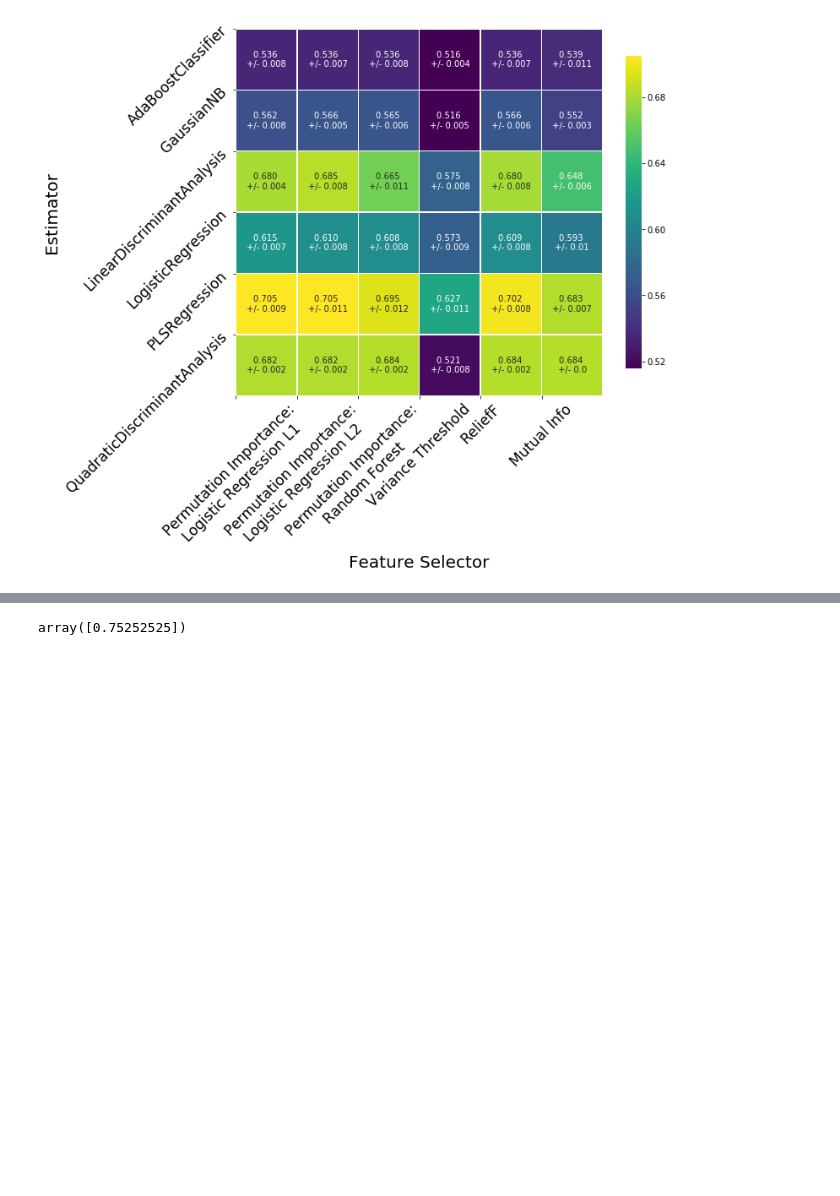
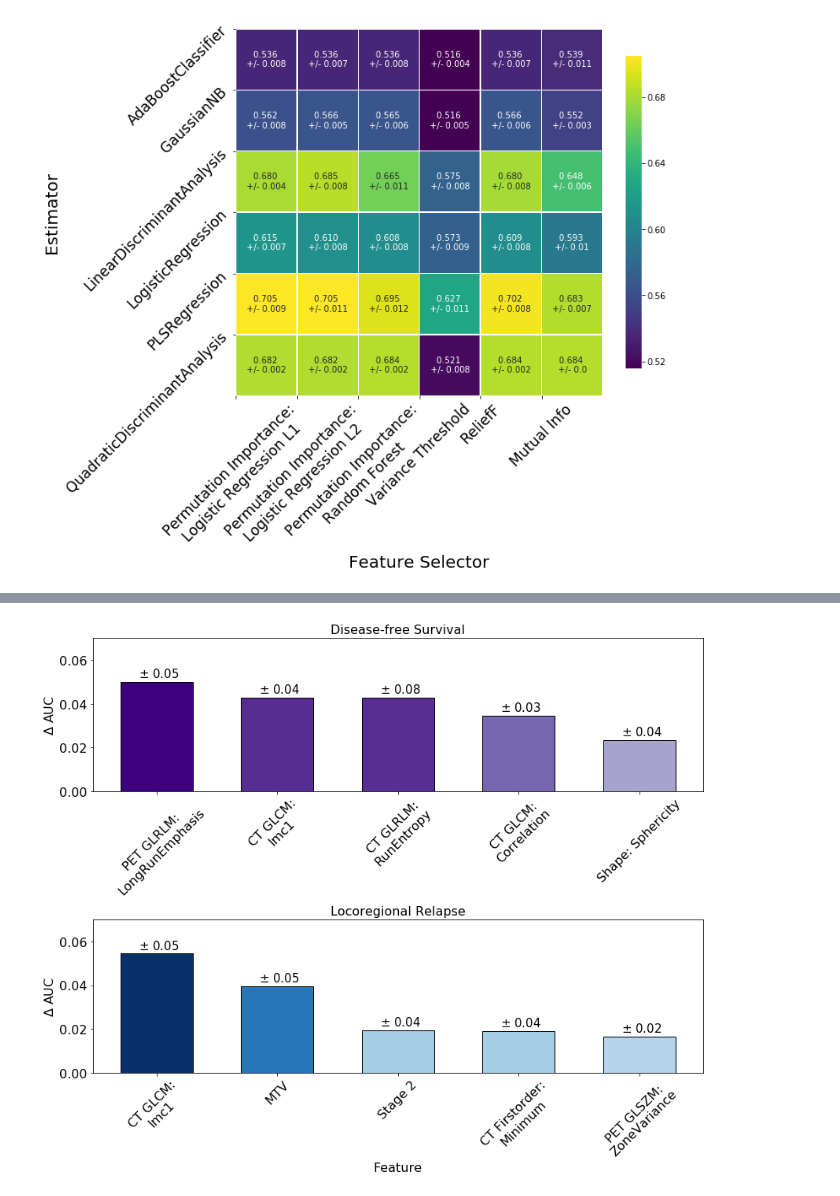
Before and after one commit to GSEL9/head-and-neck, a Jupyter notebook: ipynbs/results_exploration.ipynb, the cells around one changed output, grey strips where cells are left out. Drawn from its saved outputs; the diff is of its cells as text; code cells hidden in the pictures; blank space fills up the shorter version.

```diff
--- a/ipynbs/results_exploration.ipynb
+++ b/ipynbs/results_exploration.ipynb
@@ -543,4 +277,3 @@ array([0.67676768])
-# %%
-1- sum(y_lrc.values == 1) / np.size(y_lrc.values)
-# %% [output]
-array([0.75252525])
+# %%
+X_pfs = X.loc[:, X.columns[pfs_votes == 1]]
+X_lrc = X.loc[:, X.columns[lrc_votes == 1]]
@@ -546,0 +285,70 @@ array([0.75252525])
+# %%
+lrc_model = PLSRegression(n_components=70, max_iter=500, scale=True, tol=0.001)
+avg_lrc_importances, std_lrc_importances = importance_ranking(
+    X_lrc.values, np.squeeze(y_lrc.values), lrc_model
+)
+# %%
+# Select top n features.
+n_top = 5
+pfs_top_idx = avg_pfs_importances.argsort()[-n_top:][::-1]
+lrc_top_idx = avg_lrc_importances.argsort()[-n_top:][::-1]
+
+pfs_avg_top = avg_pfs_importances[pfs_top_idx]
+lrc_avg_top = avg_lrc_importances[lrc_top_idx]
+
+pfs_std_top = std_pfs_importances[pfs_top_idx]
+lrc_std_top = std_lrc_importances[lrc_top_idx]
+# %%
+from matplotlib.cm import ScalarMappable
+
+
+FONTSIZE = 16
+
+# Cmap setup.
+cmap1 = plt.cm.get_cmap('Purples')
+cmap2 = plt.cm.get_cmap('Blues')
+pfs_colors = [bar / max(pfs_top) for bar in pfs_top]
+lrc_colors = [bar / max(lrc_top) for bar in lrc_top]
+
+# Compare top features.
+fig, axes = plt.subplots(nrows=2, figsize=(12, 10))
+
+axes[0].bar(
+    x=range(n_top), height=pfs_avg_top, width=0.6, label='DFS',
+    tick_label=prep_feature_names(X_pfs.columns[pfs_top_idx]),
+    color=cmap1(pfs_colors), edgecolor='k'
+)
+axes[0].set_title('Disease-free Survival', fontsize=FONTSIZE)
+axes[1].bar(
+    x=range(n_top), height=lrc_avg_top, width=0.6, label='LRC',
+    tick_label=prep_feature_names(X_lrc.columns[lrc_top_idx]),
+    color=cmap2(lrc_colors), edgecolor='k'
+)
+axes[1].set_title('Locoregional Relapse', fontsize=FONTSIZE)
+for axis in axes.ravel():
+    axis.yaxis.set_tick_params(labelsize=FONTSIZE)
+    axis.xaxis.set_tick_params(labelsize=FONTSIZE, rotation=45)
+    axis.set_ylabel(r'$\Delta$ AUC', fontsize=FONTSIZE)
+    axis.set_ylim([0, 0.07])
+
+# Set annotations.
+for num, patch in enumerate(axes[0].patches):
+    # get_width pulls left or right; get_y pushes up or down
+    axes[0].text(
+        patch.get_x() + 0.15, patch.get_height() + 2e-3,
+        r'$\pm$ {}'.format(np.round(pfs_std_top[num], decimals=2)),
+        fontsize=15, color='k'
+    )
+for num, patch in enumerate(axes[1].patches):
+    # get_width pulls left or right; get_y pushes up or down
+    axes[1].text(
+        patch.get_x() + 0.15, patch.get_height() + 2e-3,
+        r'$\pm$ {}'.format(np.round(lrc_std_top[num], decimals=2)),
+        fontsize=15, color='k' #'dimgrey'
+    )
+
+plt.xlabel('Feature', fontsize=FONTSIZE)
+plt.tight_layout()
+plt.savefig('./../../data/fallback/figures/feature_rankings.png')
+# %% [output]
+[figure, added]
```
Also changed, not shown: parts of 36 cells of this notebook, 2 other files.
